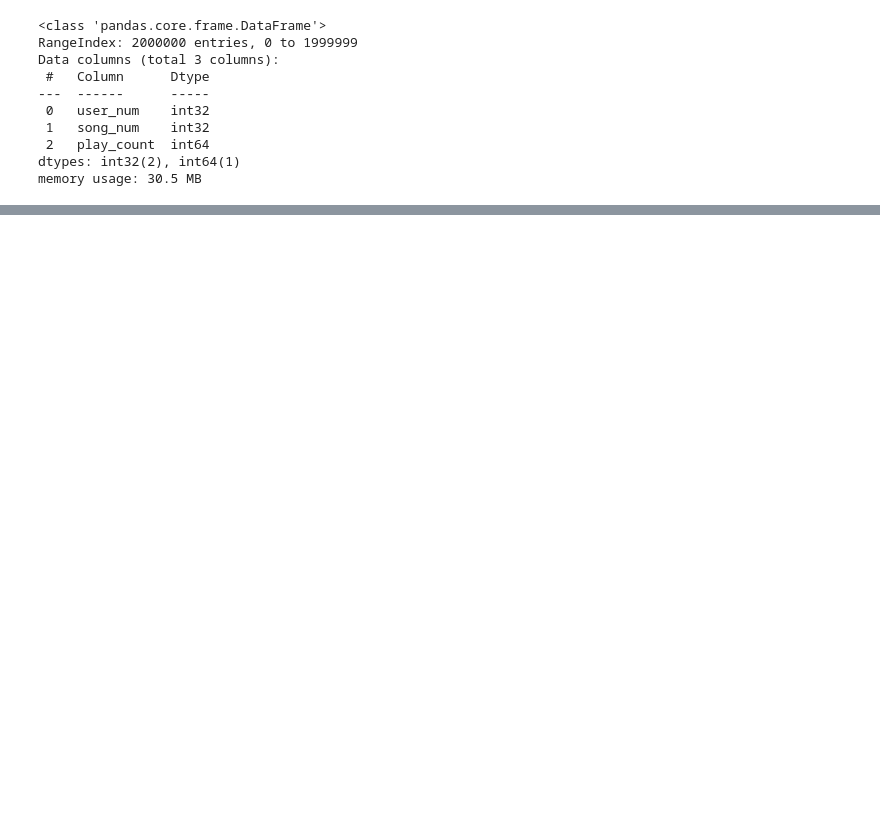
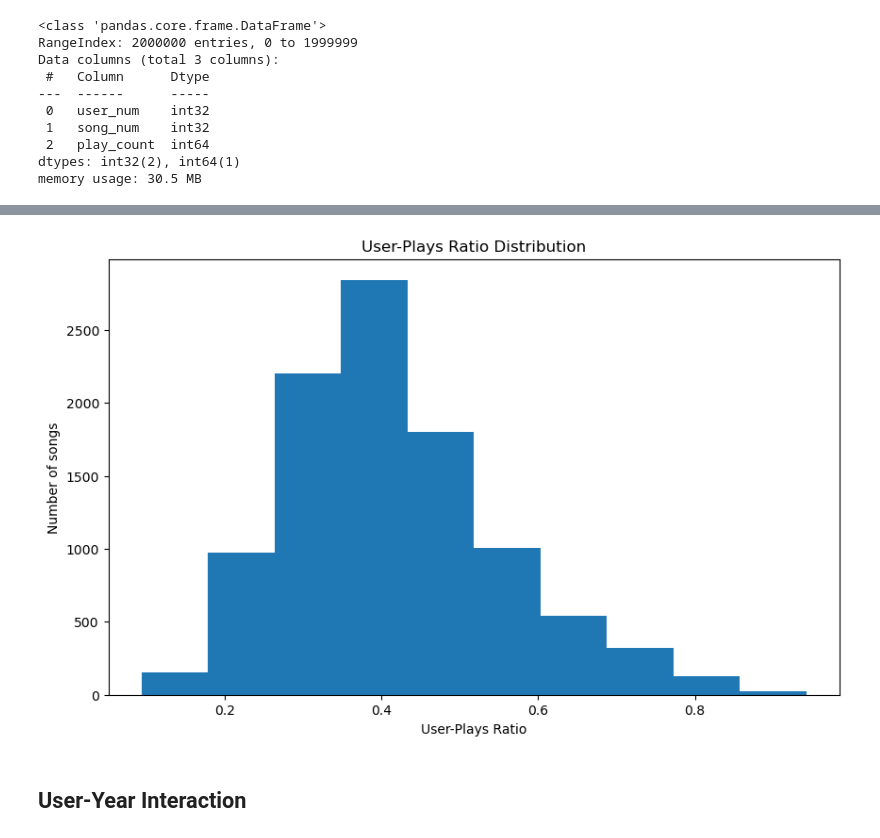
Before and after one commit to melliottgithub/mit-ads-rec-system, a Jupyter notebook: eda.ipynb, the cells around one changed output, grey strips where cells are left out. Drawn from its saved outputs; the diff is of its cells as text; code cells hidden in the pictures; blank space fills up the shorter version.

```diff
--- a/eda.ipynb
+++ b/eda.ipynb
@@ -127,0 +140,3 @@ df_play_clean.loc[:, 'play_count'] = df_play_clean['play_count'].clip(upper=max(
+# %%
+df_song_summary = pd.read_pickle('data/song_summary.pkl')
+df_song_summary.info()
@@ -127,0 +154,9 @@ df_play_clean.loc[:, 'play_count'] = df_play_clean['play_count'].clip(upper=max(
+# %%
+df_song_summary['user_play_ratio'] = df_song_summary['user_count'] / df_song_summary['play_count']
+# %%
+_ = df_song_summary['user_play_ratio'].plot(kind='hist', bins=10, title='User-Plays Ratio Distribution',
+                                figsize=(10, 6), xlabel='User-Plays Ratio', ylabel='Number of songs')
+# %% [output]
+[figure, added]
+# %% [markdown]
+## User-Year Interaction
```
Also changed, not shown: parts of 49 cells of this notebook, 11 other files.
